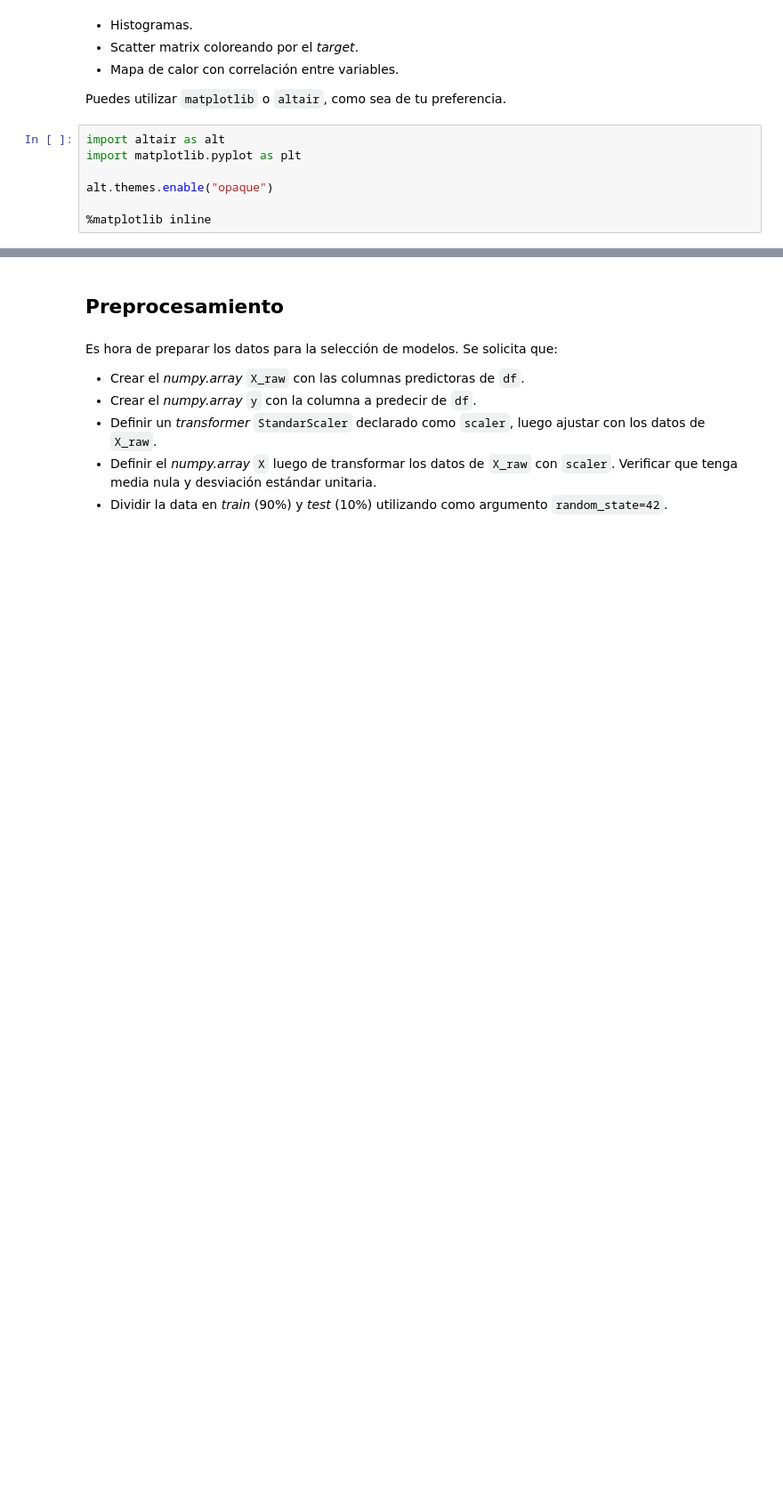
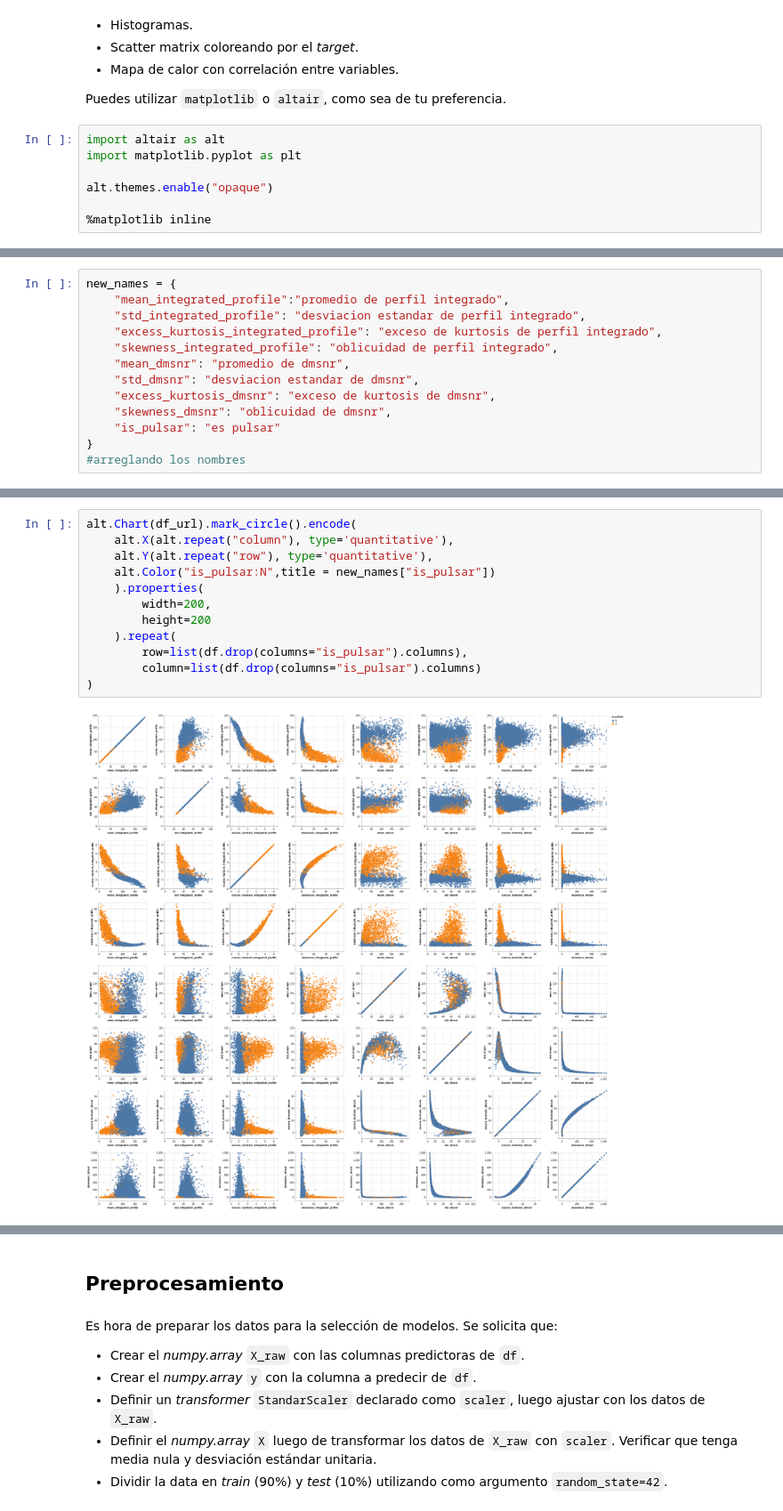
Before and after one commit to EduardoRubioM/mat281_portfolio, a Jupyter notebook: m05_data_science/m05_project02/m05_project02.ipynb, the cells around one changed output, grey strips where cells are left out. Shown at 89% size. Saved outputs shown, nothing was run; the diff lists cells and outputs as text; blank space fills up the shorter version.

```diff
--- a/m05_data_science/m05_project02/m05_project02.ipynb
+++ b/m05_data_science/m05_project02/m05_project02.ipynb
@@ -225,0 +244,13 @@ for n in range(nx*ny):
+# %%
+new_names = {
+    "mean_integrated_profile":"promedio de perfil integrado",
+    "std_integrated_profile": "desviacion estandar de perfil integrado",
+    "excess_kurtosis_integrated_profile": "exceso de kurtosis de perfil integrado",
+    "skewness_integrated_profile": "oblicuidad de perfil integrado",
+    "mean_dmsnr": "promedio de dmsnr",
+    "std_dmsnr": "desviacion estandar de dmsnr",
+    "excess_kurtosis_dmsnr": "exceso de kurtosis de dmsnr",
+    "skewness_dmsnr": "oblicuidad de dmsnr",
+    "is_pulsar": "es pulsar"
+}
+#arreglando los nombres
@@ -226,3 +270,17 @@ for n in range(nx*ny):
+# %%
+alt.Chart(df_url).mark_circle().encode(
+    alt.X(alt.repeat("column"), type='quantitative'),
+    alt.Y(alt.repeat("row"), type='quantitative'),
+    alt.Color("is_pulsar:N",title = new_names["is_pulsar"])
+    ).properties(
+        width=200,
+        height=200
+    ).repeat(
+        row=list(df.drop(columns="is_pulsar").columns),
+        column=list(df.drop(columns="is_pulsar").columns)
+)
+# %% [output]
+[figure, added]
 # %% [markdown]
 <a id='preprocessing'></a>
 # %% [markdown]
```
Also changed, not shown: parts of 11 cells of this notebook, 1 other file.
